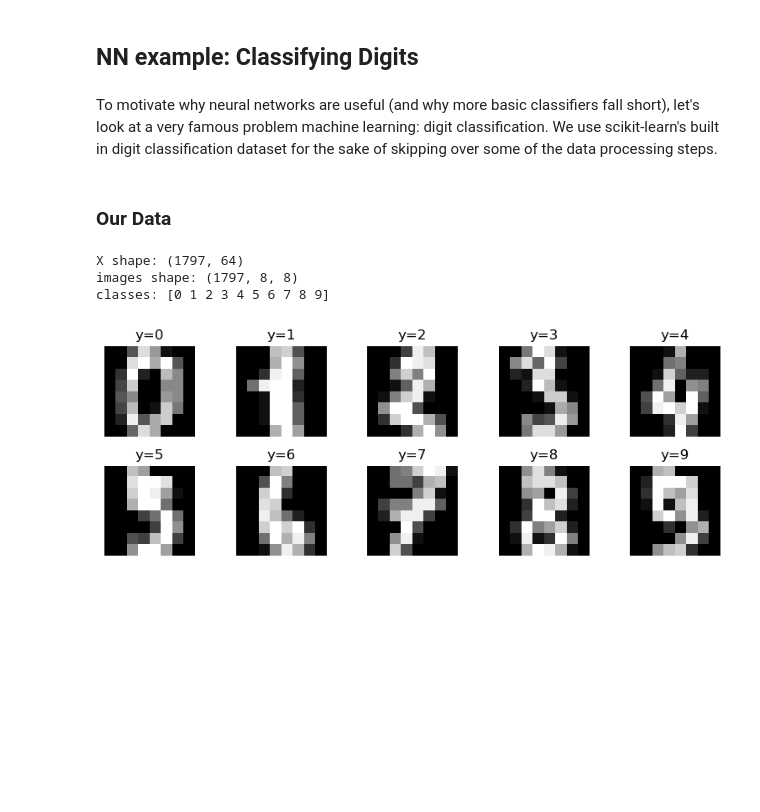
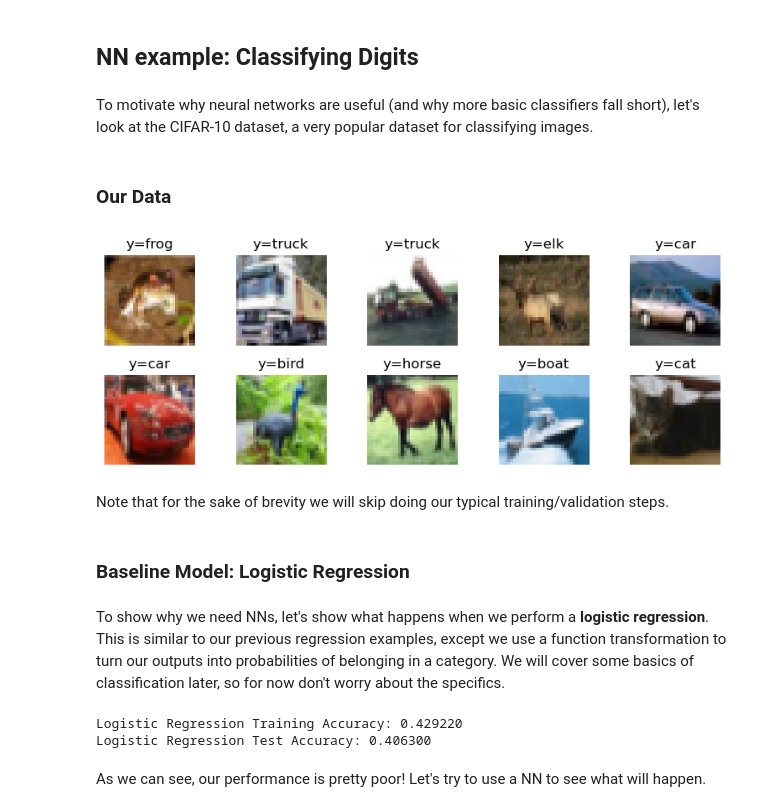
Before and after one commit to nickmelamed/mortorq_instruction, a Jupyter notebook: ml_resources/cv_primer/03-neural-networks.ipynb, the cells around one changed output. Cells and saved outputs as stored; diff of their text form; code cells hidden in the pictures; blank space fills up the shorter version.

```diff
--- a/ml_resources/cv_primer/03-neural-networks.ipynb
+++ b/ml_resources/cv_primer/03-neural-networks.ipynb
@@ -61,32 +66,57 @@ It is by combining these various layers that we are able to map some complex rel
 # %% [markdown]
 ## NN example: Classifying Digits
 # %% [markdown]
-To motivate why neural networks are useful (and why more basic classifiers fall short), let's look at a very famous problem machine learning: digit classification. We use scikit-learn's built in digit classification dataset for the sake of skipping over some of the data processing steps.
+To motivate why neural networks are useful (and why more basic classifiers fall short), let's look at the CIFAR-10 dataset, a very popular dataset for classifying images.
 # %% [markdown]
 ### Our Data
 # %%
 # read in our data and visualize some examples
 
-digits = load_digits()
-X = digits.data          # flattened 8x8 -> 64 features
-y = digits.target
-images = digits.images   # original 8x8 images
+# Load the MNIST dataset and split into training and testing sets
+(X_train, y_train), (X_test, y_test) = tf.keras.datasets.cifar10.load_data()
 
-print("X shape:", X.shape)
-print("images shape:", images.shape)
-print("classes:", np.unique(y))
+labels = ['frog', 'truck', 'truck', 'elk', 'car', 'car', 'bird', 'horse', 'boat', 'cat']
 
 # Visualize a few examples
 fig = plt.figure(figsize=(8, 3))
 for i in range(10):
     ax = fig.add_subplot(2, 5, i+1)
-    ax.imshow(images[i], cmap="gray")
-    ax.set_title(f"y={y[i]}")
+    ax.imshow(X_train[i], cmap="gray")
+    ax.set_title(f"y={labels[i]}")
     ax.axis("off")
 plt.tight_layout()
 plt.show()
 # %% [output]
-X shape: (1797, 64)
-images shape: (1797, 8, 8)
-classes: [0 1 2 3 4 5 6 7 8 9]
-[figure, old version]
+[figure, new version]
+# %% [markdown]
+Note that for the sake of brevity we will skip doing our typical training/validation steps.
+# %% [markdown]
+### Baseline Model: Logistic Regression
+# %% [markdown]
+To show why we need NNs, let's show what happens when we perform a **logistic regression**. This is similar to our previous regression examples, except we use a function transformation to turn our outputs into probabilities of belonging in a category. We will cover some basics of classification later, so for now don't worry about the specifics.
+# %%
+# Training Logistic Regression
+
+X_train = X_train.reshape(X_train.shape[0], -1)
+X_test  = X_test.reshape(X_test.shape[0], -1) # flatten images so 2D for logistic regression
+
+X_train = X_train / 255.0
+X_test  = X_test / 255.0 # normalize outputs
+
+logreg = LogisticRegression(random_state=1515)
+
+logreg.fit(X_train, y_train)
+
+logreg_pred_train = logreg.predict(X_train)
+logreg_pred_test = logreg.predict(X_test)
+
+logreg_train_acc = accuracy_score(y_train, logreg_pred_train)
+logreg_test_acc  = accuracy_score(y_test, logreg_pred_test)
+
+print(f"Logistic Regression Training Accuracy: {logreg_train_acc:3f}")
+print(f"Logistic Regression Test Accuracy: {logreg_test_acc:3f}")
+# %% [output]
+Logistic Regression Training Accuracy: 0.429220
+Logistic Regression Test Accuracy: 0.406300
+# %% [markdown]
+As we can see, our performance is pretty poor! Let's try to use a NN to see what will happen.
```
Also changed, not shown: parts of 11 cells of this notebook.
